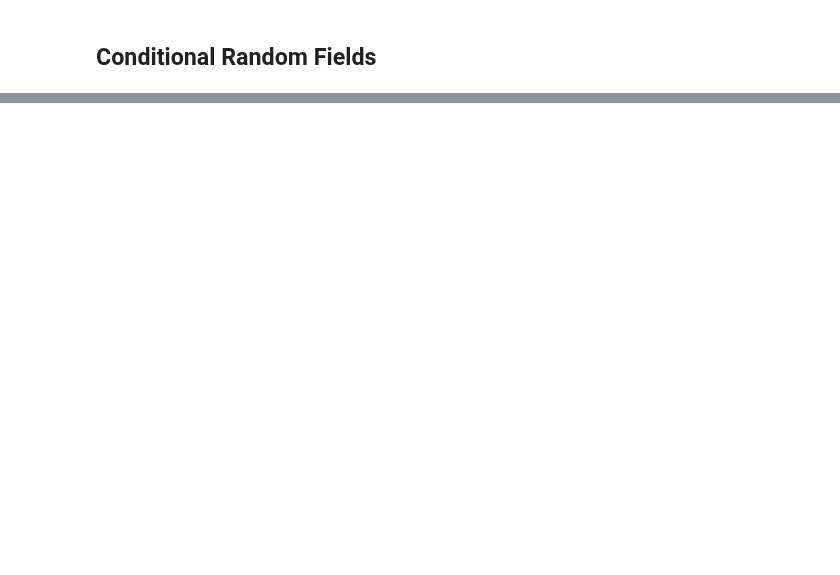
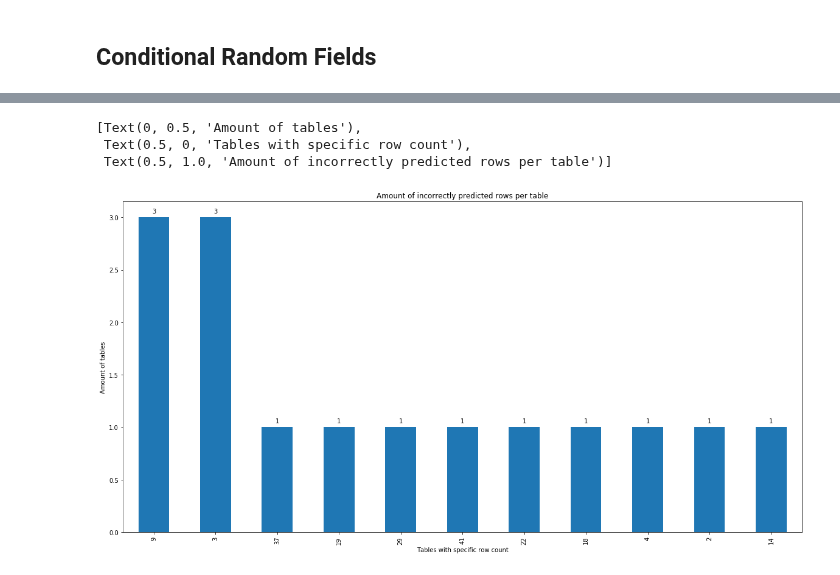
Before and after one commit to RichStone/web-tables-header-detection, a Jupyter notebook: Notebooks/Table Header Detection.ipynb, the cells around one changed output, grey strips where cells are left out. Saved outputs shown, nothing was run; the diff lists cells and outputs as text; code cells hidden in the pictures; blank space fills up the shorter version.

```diff
--- a/Notebooks/Table Header Detection.ipynb
+++ b/Notebooks/Table Header Detection.ipynb
@@ -430,13 +437,14 @@ def extractSimilarityFeatures(cell, neighbour, suffix, featureNames):
     similarityFeatures = {}
     for feature in featureNames:
         similarityFeatures = {
-            **getSimilarity(feature, cell, neightbour, suffix)
+            **getSimilarity(feature, cell, neighbour, suffix),
             **similarityFeatures
         }
     return similarityFeatures
 
 def getRowSimilarityFeatures(normalizedFeatureTable, rowIndex, row):
     newRow = []
+    numRows = len(normalizedFeatureTable)
     for cellIndex, cell in enumerate(row):
         features = cell
         featureNames = [key for key in features]
@@ -456,7 +464,6 @@ def getRowSimilarityFeatures(normalizedFeatureTable, rowIndex, row):
 
 def addSimilarityFeatures(normalizedFeatureTable):
     normalizedTableWithSimilarity = []
-    numRows = len(normalizedFeatureTable)
     for rowIndex, row in enumerate(normalizedFeatureTable):
         newRow = getRowSimilarityFeatures(normalizedFeatureTable, rowIndex, row)
         normalizedTableWithSimilarity.append(newRow)
@@ -734,0 +900,19 @@ print(classification_report(
+# %%
+def getRowCount(table):
+    return len(table['annotations'])
+
+rowCountPerTablePlot = incorrectPredictedTables.apply(getRowCount, axis='columns').value_counts().plot(
+    kind='bar',
+    figsize=(20, 10)
+)
+labelBars(rowCountPerTablePlot)
+rowCountPerTablePlot.set(
+   xlabel='Tables with specific row count',
+    ylabel='Amount of tables',
+    title='Amount of incorrectly predicted rows per table'
+)
+# %% [output]
+[Text(0, 0.5, 'Amount of tables'),
+ Text(0.5, 0, 'Tables with specific row count'),
+ Text(0.5, 1.0, 'Amount of incorrectly predicted rows per table')]
+[figure, added]
```
Also changed, not shown: parts of 21 cells of this notebook, 1 other file.
